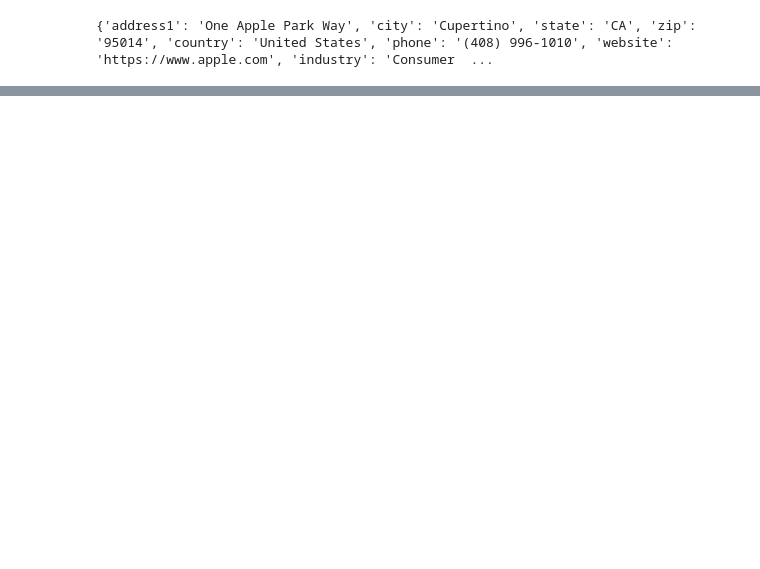
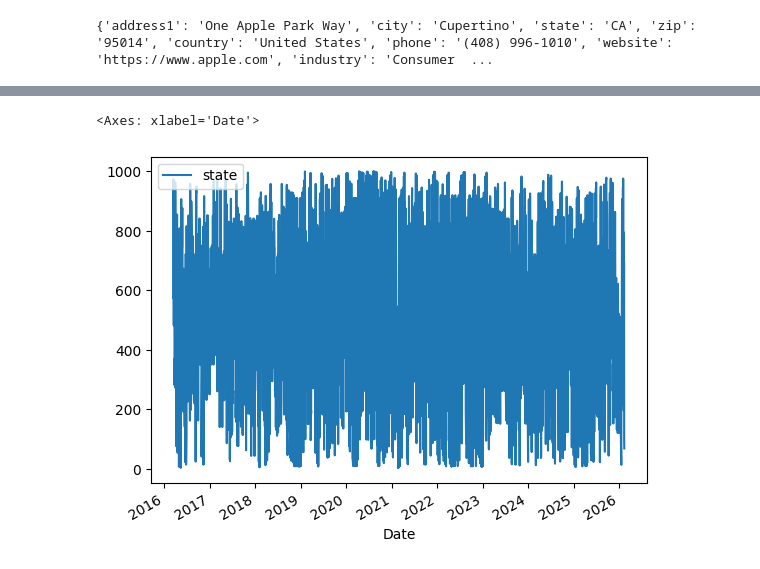
Before and after one commit to dgibn/CS5130_project, a Jupyter notebook: main.ipynb, the cells around one changed output, grey strips where cells are left out. Drawn from its saved outputs; the diff is of its cells as text; code cells hidden in the pictures; blank space fills up the shorter version.

```diff
--- a/main.ipynb
+++ b/main.ipynb
@@ -47,0 +101,8 @@ history
+# %%
+df, n_states, scaler = preprocess_for_qlearning(history)
+df.index = history.index[-len(df):]
+df = df.reindex(history.index)
+print("Total states:", n_states)
+print(df[['state']].head())
+df[['state']].plot()
+# %% [output]
@@ -47,0 +117,2 @@ history
+<Axes: xlabel='Date'>
+[figure, added]
```
Also changed, not shown: parts of 12 cells of this notebook.
